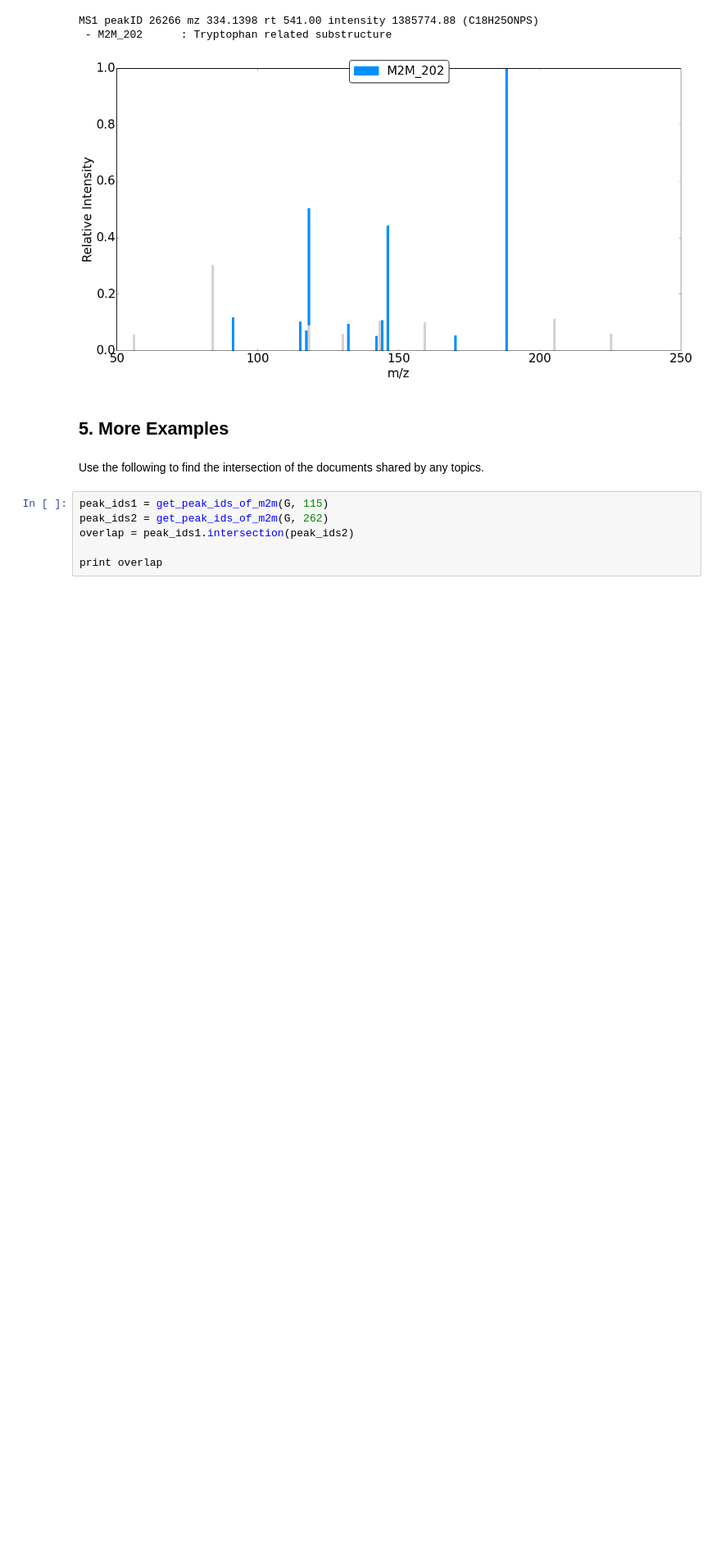
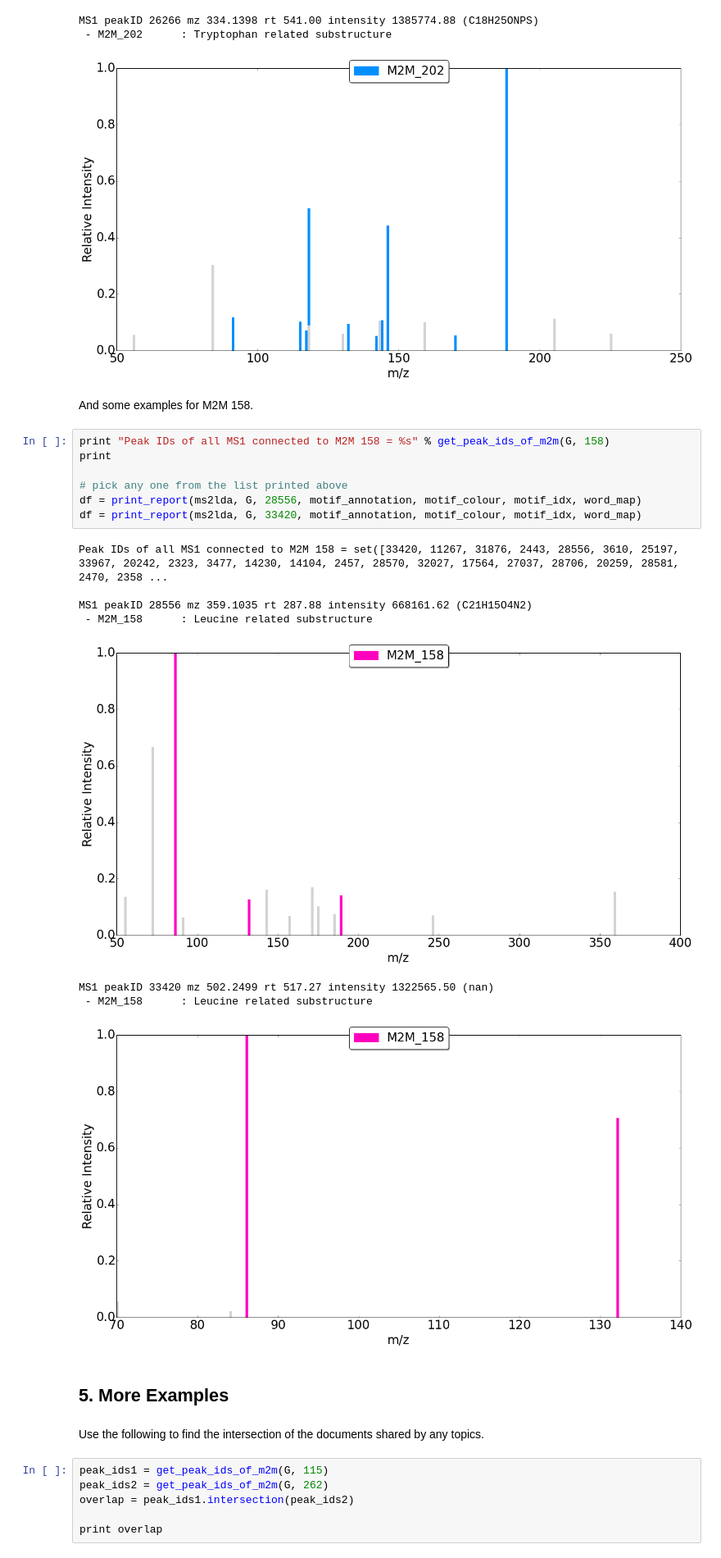
Before and after one commit to sdrogers/MS2LDA, a Jupyter notebook: notebooks/network_demo.ipynb, the cells around one changed output. Shown at 82% size. Drawn from its saved outputs; the diff is of its cells as text; blank space fills up the shorter version.

Commit message:
updated example

```diff
--- a/notebooks/network_demo.ipynb
+++ b/notebooks/network_demo.ipynb
@@ -199,6 +196,24 @@ MS1 peakID 8336 mz 188.0706 rt 553.53 intensity 13060257.00 (C11H10O2N)
 MS1 peakID 26266 mz 334.1398 rt 541.00 intensity 1385774.88 (C18H25ONPS)
  - M2M_202      : Tryptophan related substructure
 [figure]
+# %% [markdown]
+And some examples for M2M 158.
+# %%
+print "Peak IDs of all MS1 connected to M2M 158 = %s" % get_peak_ids_of_m2m(G, 158)
+print
+
+# pick any one from the list printed above
+df = print_report(ms2lda, G, 28556, motif_annotation, motif_colour, motif_idx, word_map)
+df = print_report(ms2lda, G, 33420, motif_annotation, motif_colour, motif_idx, word_map)
+# %% [output]
+Peak IDs of all MS1 connected to M2M 158 = set([33420, 11267, 31876, 2443, 28556, 3610, 25197, 33967, 20242, 2323, 3477, 14230, 14104, 2457, 28570, 32027, 17564, 27037, 28706, 20259, 28581, 2470, 2358 ...
+
+MS1 peakID 28556 mz 359.1035 rt 287.88 intensity 668161.62 (C21H15O4N2)
+ - M2M_158      : Leucine related substructure
+[figure, added]
+MS1 peakID 33420 mz 502.2499 rt 517.27 intensity 1322565.50 (nan)
+ - M2M_158      : Leucine related substructure
+[figure, added]
 # %% [markdown]
 <h2>5. More Examples</h2>
 # %% [markdown]
```
Also changed, not shown: parts of 2 cells of this notebook.
